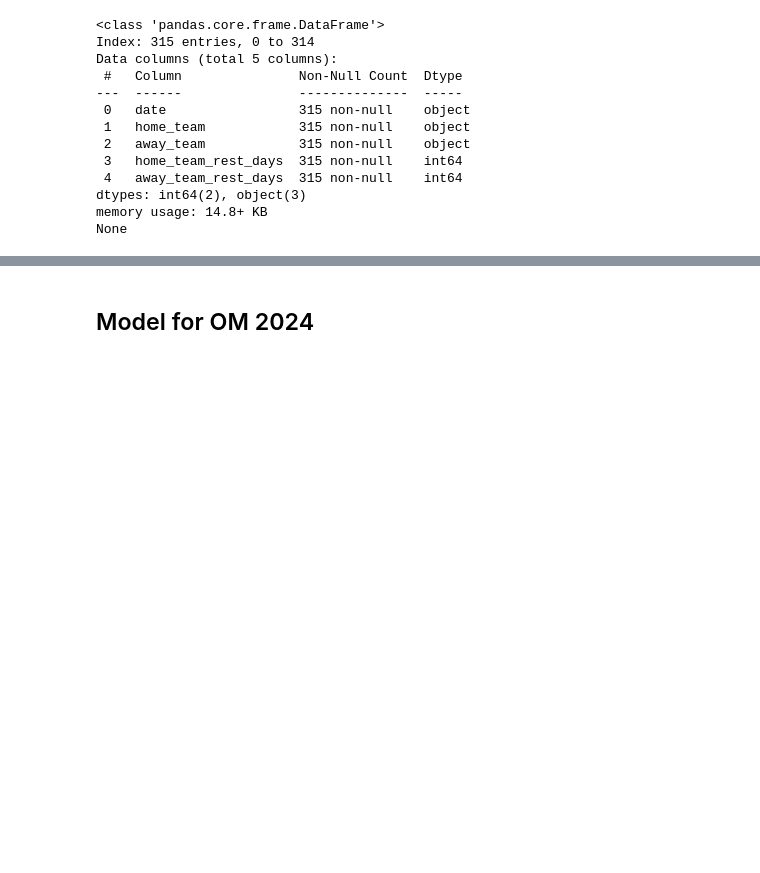
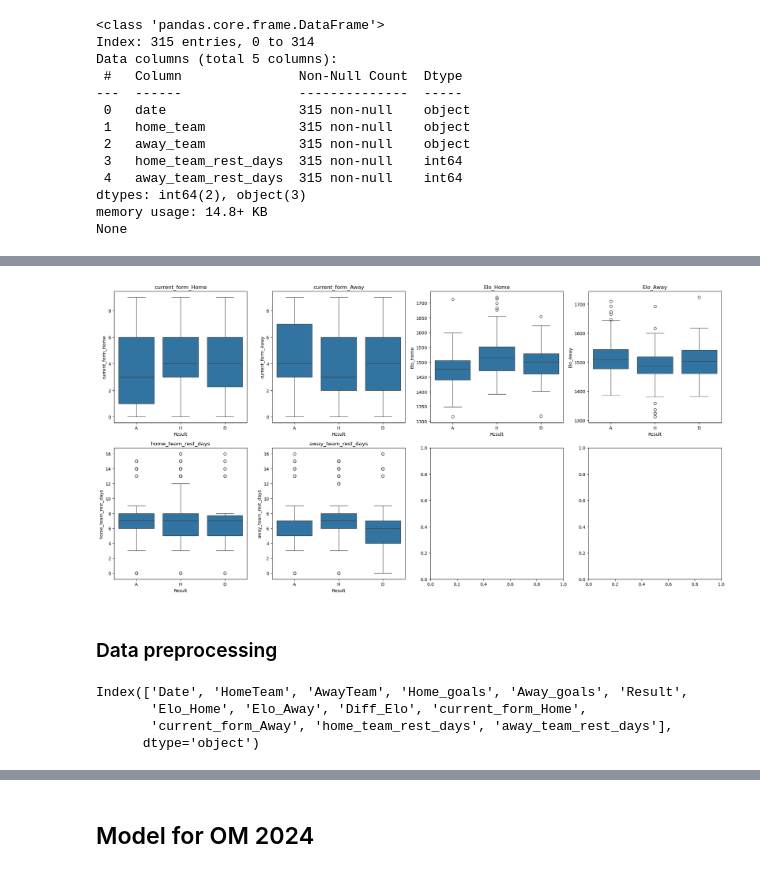
Before and after one commit to oliversmith13/Marseille_wins, a Jupyter notebook: main_notebook_Oli.ipynb, the cells around one changed output, grey strips where cells are left out. Cells and saved outputs as stored; diff of their text form; code cells hidden in the pictures; blank space fills up the shorter version.

```diff
--- a/main_notebook_Oli.ipynb
+++ b/main_notebook_Oli.ipynb
@@ -372,0 +396,24 @@ df_2024.sample(13)
+# %%
+import seaborn as sns
+import matplotlib.pyplot as plt
+
+fig, axes = plt.subplots(2, 4, figsize=(20, 10))
+axes = axes.flatten()
+
+for i, col in enumerate(numeric_features):
+    sns.boxplot(x='Result', y=col, data=df_2024, ax=axes[i])
+    axes[i].set_title(col)
+
+plt.tight_layout()
+plt.show()
+# %% [output]
+[figure, added]
+# %% [markdown]
+### Data preprocessing
+# %%
+df_2024.columns
+# %% [output]
+Index(['Date', 'HomeTeam', 'AwayTeam', 'Home_goals', 'Away_goals', 'Result',
+       'Elo_Home', 'Elo_Away', 'Diff_Elo', 'current_form_Home',
+       'current_form_Away', 'home_team_rest_days', 'away_team_rest_days'],
+      dtype='object')
```
Also changed, not shown: parts of 14 cells of this notebook.
